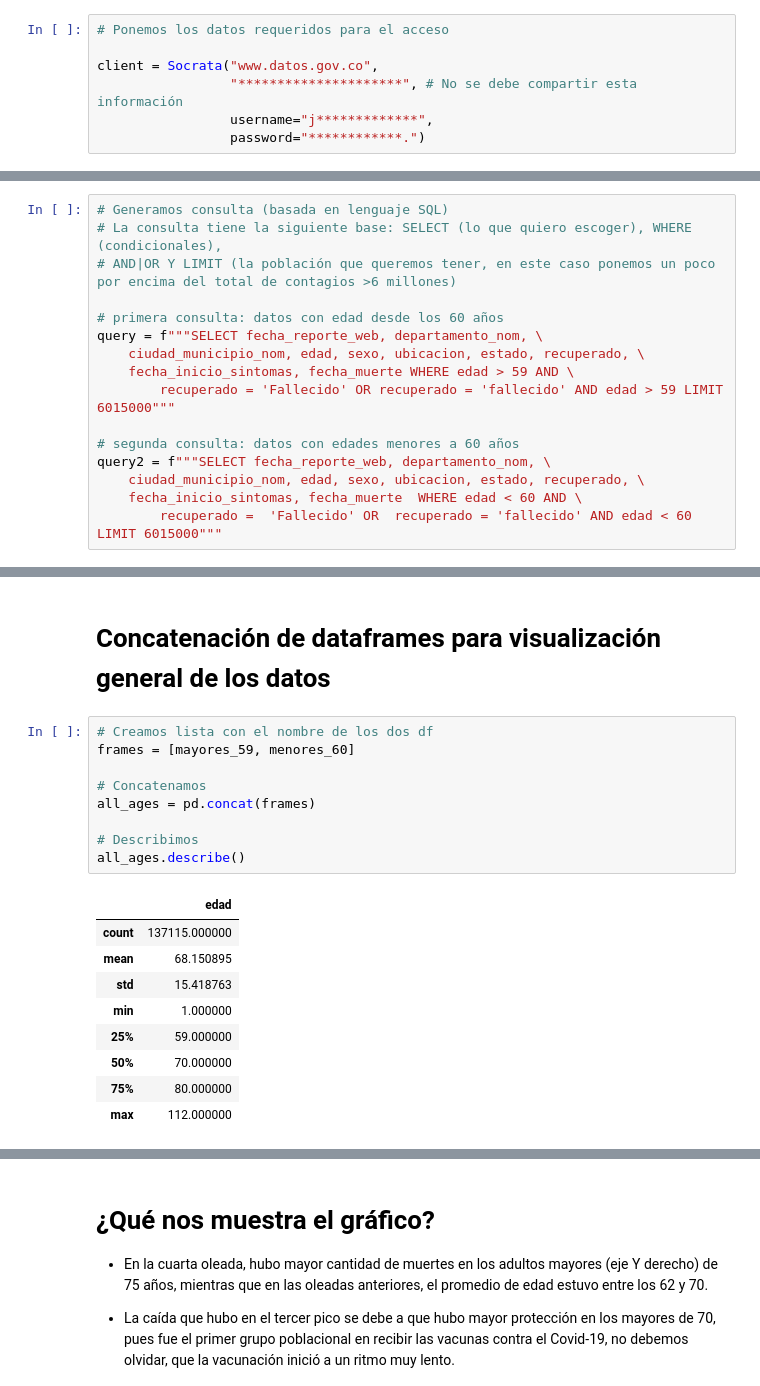
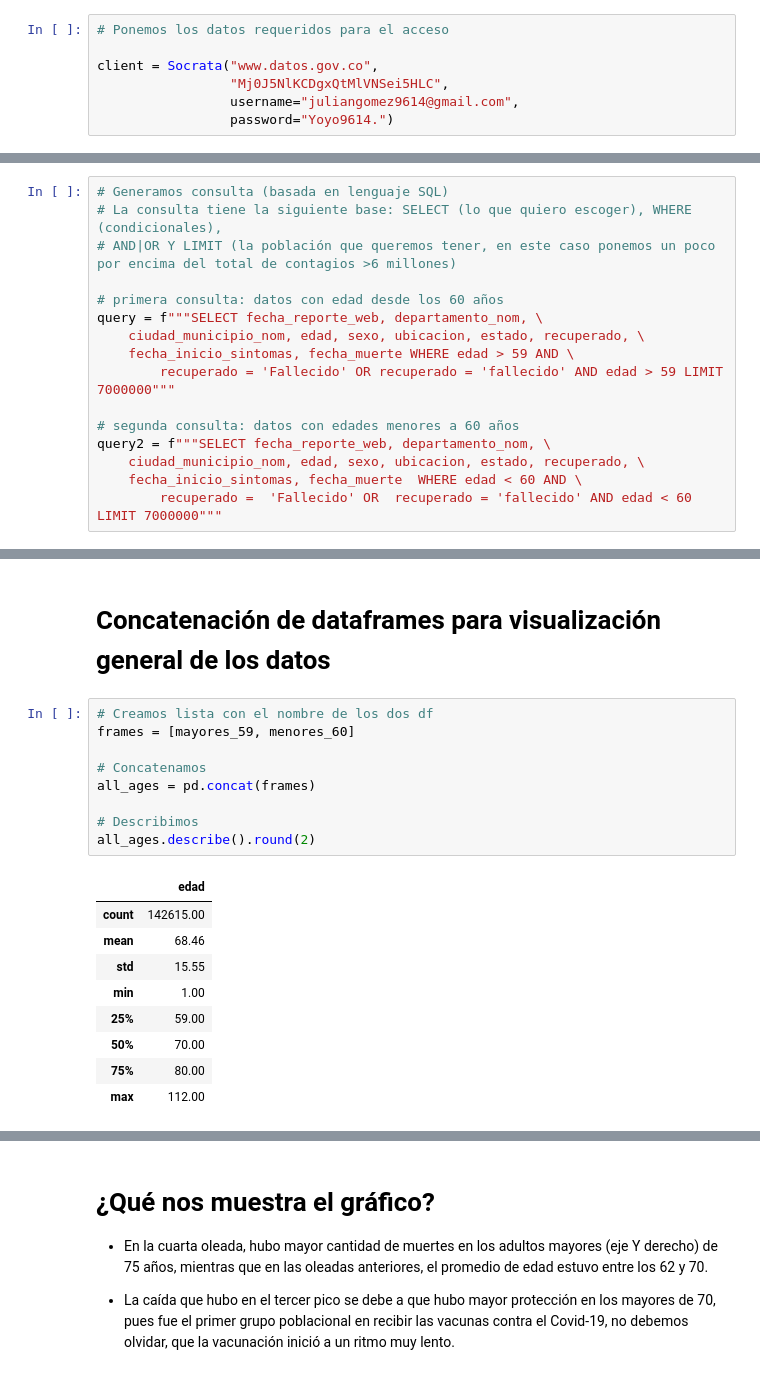
Before and after one commit to Nebiros96/Covid_Colombia_v09, a Jupyter notebook: Covid_CO_muertes.ipynb, the cells around one changed output, grey strips where cells are left out. Cells and saved outputs as stored; diff of their text form.

```diff
--- a/Covid_CO_muertes.ipynb
+++ b/Covid_CO_muertes.ipynb
@@ -17,9 +17,9 @@ Acceder a los datos de la API requiere autenticación (Client), sino las consult
 # Ponemos los datos requeridos para el acceso
 
 client = Socrata("www.datos.gov.co",
-                 "*********************", # No se debe compartir esta información
-                 username="j*************",
-                 password="************.")
+                 "Mj0J5NlKCDgxQtMlVNSei5HLC",
+                 username="juliangomez9614@gmail.com",
+                 password="Yoyo9614.")
 # %% [markdown]
 Para que el código quede más legible, vamos a separar la consulta (query) en un str aparte del .get
 # %%
@@ -31,13 +31,13 @@ Para que el código quede más legible, vamos a separar la consulta (query) en u
 query = f"""SELECT fecha_reporte_web, departamento_nom, \
     ciudad_municipio_nom, edad, sexo, ubicacion, estado, recuperado, \
     fecha_inicio_sintomas, fecha_muerte WHERE edad > 59 AND \
-        recuperado = 'Fallecido' OR recuperado = 'fallecido' AND edad > 59 LIMIT 6015000"""
+        recuperado = 'Fallecido' OR recuperado = 'fallecido' AND edad > 59 LIMIT 7000000"""
 
 # segunda consulta: datos con edades menores a 60 años
 query2 = f"""SELECT fecha_reporte_web, departamento_nom, \
     ciudad_municipio_nom, edad, sexo, ubicacion, estado, recuperado, \
     fecha_inicio_sintomas, fecha_muerte  WHERE edad < 60 AND \
-        recuperado =  'Fallecido' OR  recuperado = 'fallecido' AND edad < 60 LIMIT 6015000"""
+        recuperado =  'Fallecido' OR  recuperado = 'fallecido' AND edad < 60 LIMIT 7000000"""
 # %% [markdown]
 Para evitarnos posibles errores, en la consulta ingresamos el condicional WHERE tanto para "Fallecido" como para "fallecido", eso para que los casos registrados con la "f" minuscula no queden por fuera de la consulta, así que acá los incluímos de una vez. (Esto lo hice porque ya conozco la base de datos, pero NO es recomendable porque es posible errores de otro tipo como "fallecid0, fallecidx, etc").
 # Dataframe para mayores de 59 años
@@ -243,20 +241,20 @@ plt.show()
 # %%
 # Creamos lista con el nombre de los dos df
 frames = [mayores_59, menores_60]
 
 # Concatenamos
 all_ages = pd.concat(frames)
 
 # Describimos
-all_ages.describe()
+all_ages.describe().round(2)
 # %% [output]
 |  | edad |
-| count | 137115.000000 |
-| mean | 68.150895 |
-| std | 15.418763 |
-| min | 1.000000 |
-| 25% | 59.000000 |
-| 50% | 70.000000 |
-| 75% | 80.000000 |
-| max | 112.000000 |
+| count | 142615.00 |
+| mean | 68.46 |
+| std | 15.55 |
+| min | 1.00 |
+| 25% | 59.00 |
+| 50% | 70.00 |
+| 75% | 80.00 |
+| max | 112.00 |
 # %% [markdown]
```
Also changed, not shown: parts of 15 cells of this notebook.
